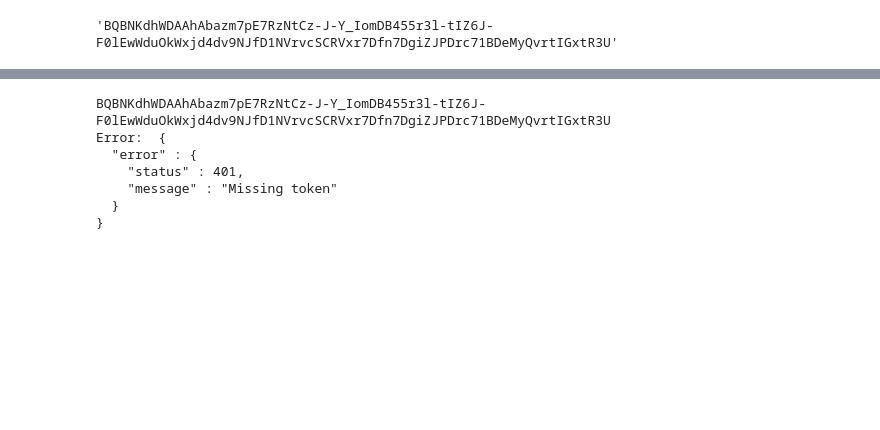
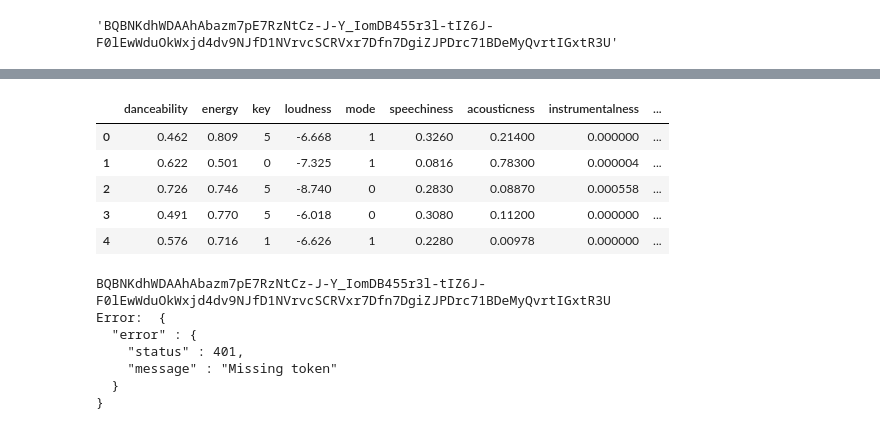
Before and after one commit to Temper-Tunes-Senior-Design-Project/song-classification, a Jupyter notebook: Research and Development/Retrieving Data/Spotipy/getUserLikedSongsAndInfo.ipynb, the cells around one changed output, grey strips where cells are left out. Cells and saved outputs as stored; diff of their text form; code cells hidden in the pictures; blank space fills up the shorter version.

```diff
--- a/Research and Development/Retrieving Data/Spotipy/getUserLikedSongsAndInfo.ipynb
+++ b/Research and Development/Retrieving Data/Spotipy/getUserLikedSongsAndInfo.ipynb
@@ -457,3 +475,13 @@ featuresToken.head()
+# %%
+features = retrieveTrackFeatures(sp, track_ids[0:50])
+features.head()
+# %% [output]
+|  | danceability | energy | key | loudness | mode | speechiness | acousticness | instrumentalness | ... |
+| 0 | 0.462 | 0.809 | 5 | -6.668 | 1 | 0.3260 | 0.21400 | 0.000000 | ... |
+| 1 | 0.622 | 0.501 | 0 | -7.325 | 1 | 0.0816 | 0.78300 | 0.000004 | ... |
+| 2 | 0.726 | 0.746 | 5 | -8.740 | 0 | 0.2830 | 0.08870 | 0.000558 | ... |
+| 3 | 0.491 | 0.770 | 5 | -6.018 | 0 | 0.3080 | 0.11200 | 0.000000 | ... |
+| 4 | 0.576 | 0.716 | 1 | -6.626 | 1 | 0.2280 | 0.00978 | 0.000000 | ... |
 # %%
 track_ids_from_token = retrieveTrackIdsToken(access_token, '')
 # %% [output]
```
Also changed, not shown: parts of 6 cells of this notebook.
